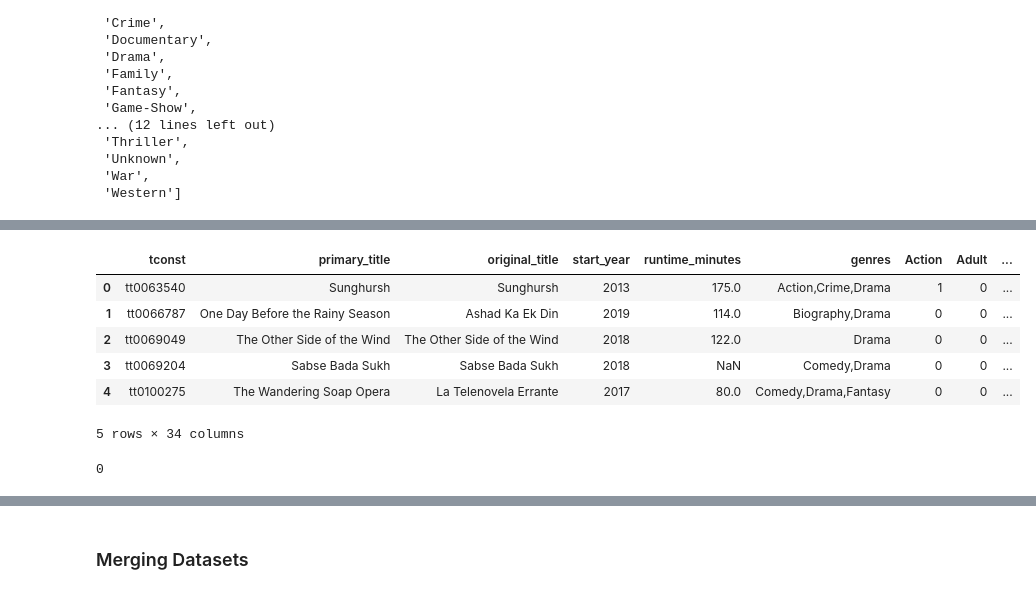
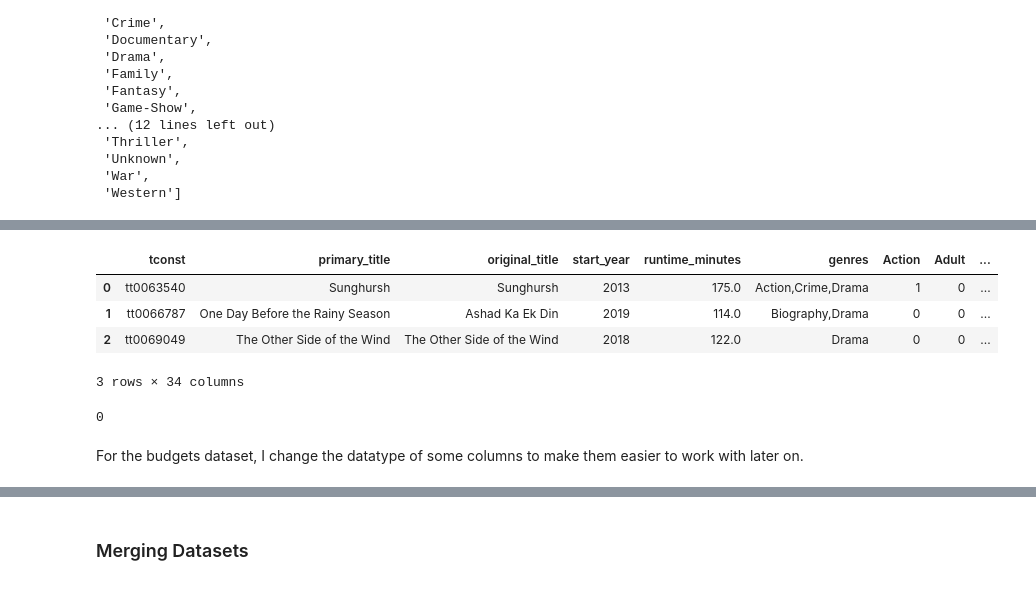
Before and after one commit to toscatle/movie_data_analysis, a Jupyter notebook: movie_data_analysis.ipynb, the cells around one changed output, grey strips where cells are left out. Cells and saved outputs as stored; diff of their text form; code cells hidden in the pictures.

```diff
--- a/movie_data_analysis.ipynb
+++ b/movie_data_analysis.ipynb
@@ -202,17 +160,17 @@ for index, genre_details in enumerate(imdb_basics['genres']):
         if genre in genre_details:
             imdb_basics.at[index, genre] = 1
 # %%
-imdb_basics.head()
+imdb_basics.head(3)
 # %% [output]
 |  | tconst | primary_title | original_title | start_year | runtime_minutes | genres | Action | Adult | ... |
 | 0 | tt0063540 | Sunghursh | Sunghursh | 2013 | 175.0 | Action,Crime,Drama | 1 | 0 | ... |
 | 1 | tt0066787 | One Day Before the Rainy Season | Ashad Ka Ek Din | 2019 | 114.0 | Biography,Drama | 0 | 0 | ... |
 | 2 | tt0069049 | The Other Side of the Wind | The Other Side of the Wind | 2018 | 122.0 | Drama | 0 | 0 | ... |
-| 3 | tt0069204 | Sabse Bada Sukh | Sabse Bada Sukh | 2018 | NaN | Comedy,Drama | 0 | 0 | ... |
-| 4 | tt0100275 | The Wandering Soap Opera | La Telenovela Errante | 2017 | 80.0 | Comedy,Drama,Fantasy | 0 | 0 | ... |
-5 rows × 34 columns
+3 rows × 34 columns
 # %%
 #checking null values in ratings
 imdb_ratings['averagerating'].isna().sum()
 # %% [output]
 0
+# %% [markdown]
+For the budgets dataset, I change the datatype of some columns to make them easier to work with later on.
```
Also changed, not shown: parts of 91 cells of this notebook, 1 other file.
